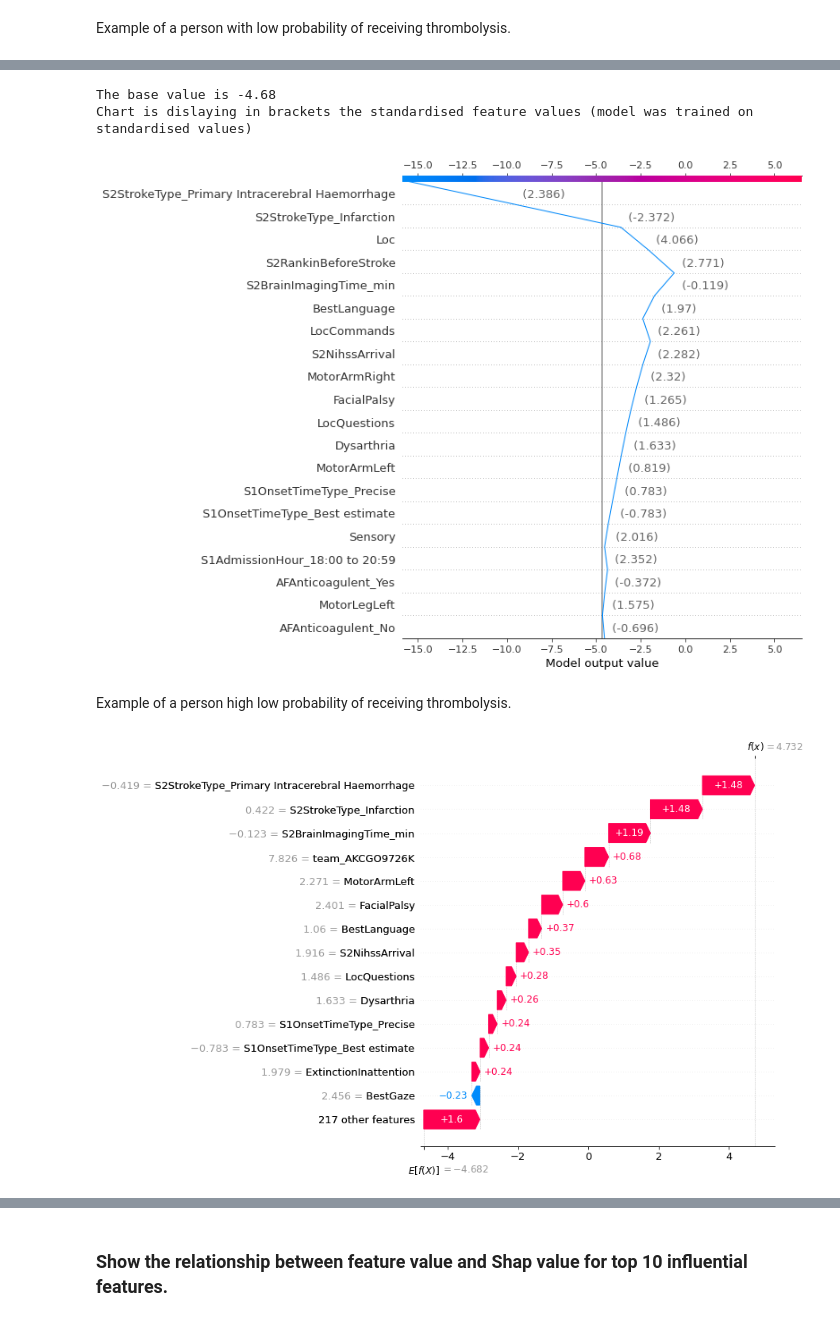
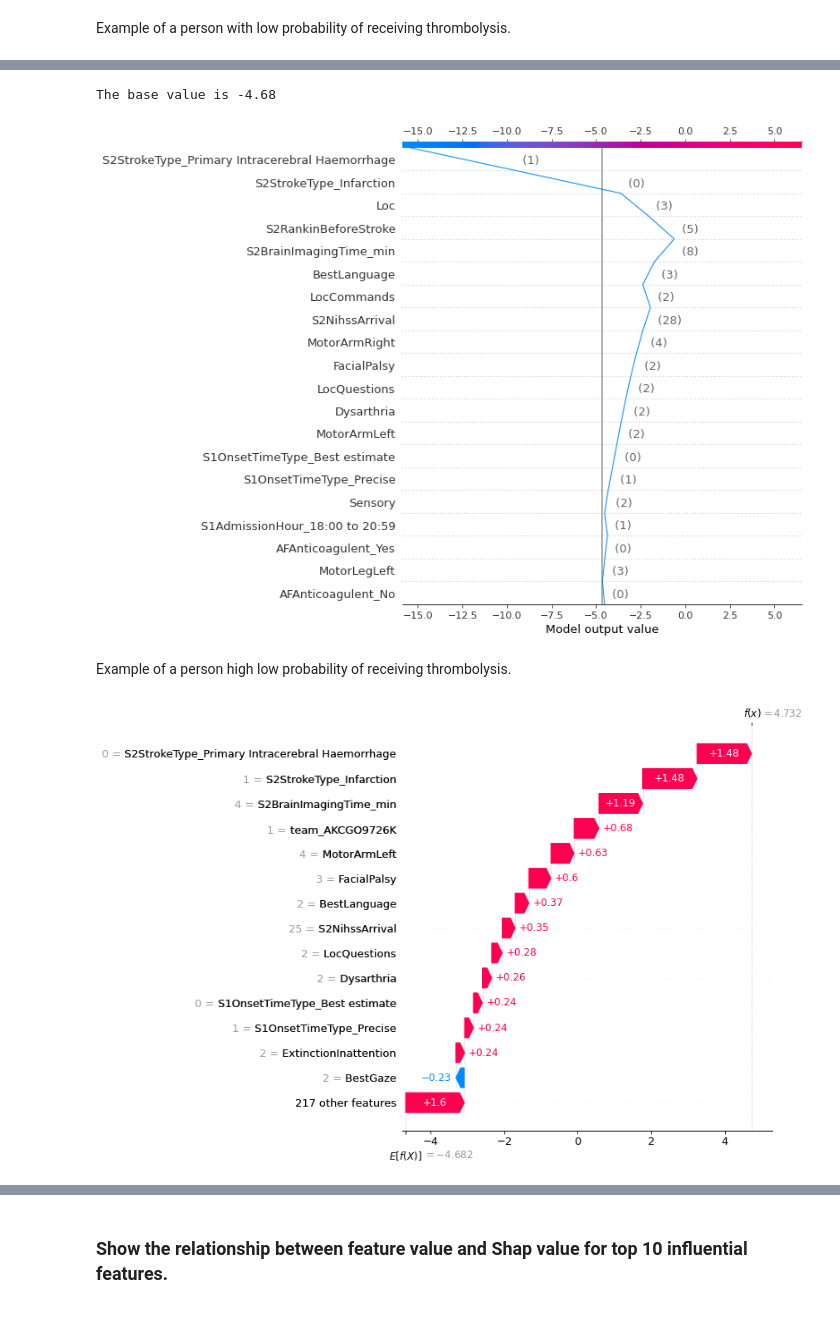
Before and after one commit to samuel-book/samuel-2, a Jupyter notebook: samuel_1/shap/01_log_reg_shap.ipynb, the cells around one changed output, grey strips where cells are left out. Cells and saved outputs as stored; diff of their text form; code cells hidden in the pictures.

Commit message:
Modify logistic regression Shap plots to use non-standardised data

```diff
--- a/samuel_1/shap/01_log_reg_shap.ipynb
+++ b/samuel_1/shap/01_log_reg_shap.ipynb
@@ -190,3 +196,9 @@ Intersecting values:
+# %%
+# Create a copy of shap_values_extended
+import copy
+shap_values_extended_ns = copy.deepcopy(shap_values_extended)
+# Replace .data with non-strandardised data
+shap_values_extended_ns.data = X_test.values
 # %% [markdown]
 ### Plot average Shap values against average weights
 # %%
@@ -249,24 +261,24 @@ shap.plots.waterfall(shap_values_extended[location_low_probability],
 # %%
 instance = location_low_probability
 
-chosen_instance = X_test_std_df.iloc[instance]
+# Get instance from corresponding non-standardised data
+chosen_instance = X_test.iloc[instance]
 shap_values_instance = shap_values[instance]
-expected_value = shap_values_extended.base_values[0]#explainer.expected_value
+expected_value = shap_values_extended_ns.base_values[0]#explainer.expected_value
 print(f"The base value is {expected_value:0.2f}")
-print(f"Chart is dislaying in brackets the standardised feature values (model was trained on standardised values)")
+
 
 shap.decision_plot(expected_value, shap_values_instance, chosen_instance)
 # %% [output]
 The base value is -4.68
-Chart is dislaying in brackets the standardised feature values (model was trained on standardised values)
-[figure, old version]
+[figure, new version]
 # %% [markdown]
 Example of a person high low probability of receiving thrombolysis.
 # %%
-shap.plots.waterfall(shap_values_extended[location_high_probability],
+shap.plots.waterfall(shap_values_extended_ns[location_high_probability],
                      max_display=15)
 # %% [output]
-[figure, old version]
+[figure, new version]
 # %%
 instance = location_high_probability
 
```
Also changed, not shown: parts of 13 cells of this notebook, 2 other files.
